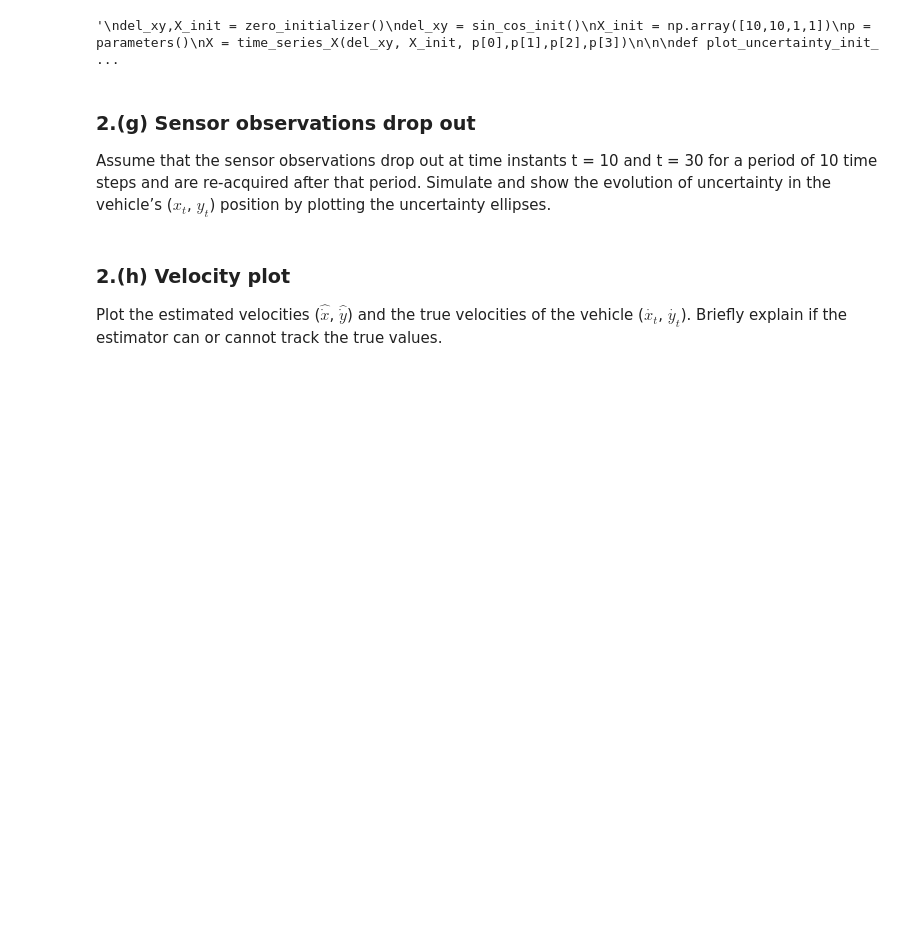
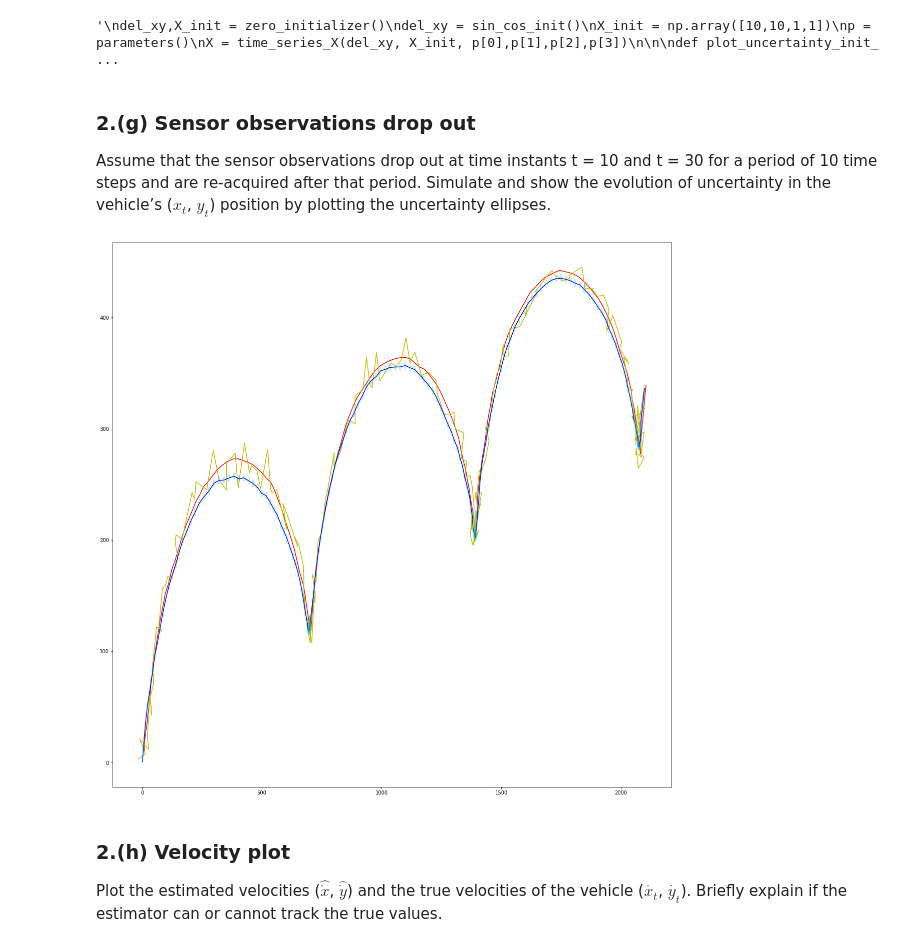
Before and after one commit to TheRealXster/COL864-Assgn1, a Jupyter notebook: A1_Q2.ipynb, the cells around one changed output. Saved outputs shown, nothing was run; the diff lists cells and outputs as text; code cells hidden in the pictures; blank space fills up the shorter version.

```diff
--- a/A1_Q2.ipynb
+++ b/A1_Q2.ipynb
@@ -333,6 +343,27 @@ for i in np.arange(-6,100,15):
 Assume that the sensor observations drop out at time instants t = 10 and t = 30 for a period of 10
 time steps and are re-acquired after that period. Simulate and show the evolution of uncertainty in
 the vehicle’s ($x_t$, $y_t$) position by plotting the uncertainty ellipses.
+# %%
+def sensor_obs_drop_out(drop_out_intervals,drop_out_duration,plot_siz=5):
+    del_xy,X_init = zero_initializer()
+    del_xy = sin_cos_init()
+    X_init = np.array([10,10,1,1])
+    params = parameters(200)
+    A,B,meu_q,cov_q,C,meu_r,cov_r,T = params
+
+    X,X_obs = time_series(del_xy,X_init,params)
+    X_pred_meu,X_pred_cov = state_estimation(del_xy , X , X_obs , params , drop_out_intervals,drop_out_duration)
+    multiplotter(X,X_obs,X_pred_meu, plot_siz)
+    uncertain_ellipse(X,X_obs,X_pred_meu,X_pred_var)
+    plt.show()
+    #plotter(X)
+
+
+doi = [10,30]
+dod = 10
+sensor_obs_drop_out(doi,dod,plot_siz=20)
+# %% [output]
+[figure, added]
 # %% [markdown]
 ### 2.(h) Velocity plot
 Plot the estimated velocities ($\hat{\dot{x}}$, $\hat{\dot{y}}$) and the true velocities of the vehicle ($\dot{x_{t}}$, $\dot{y_{t}}$). Briefly explain if the estimator can or cannot track the true values.
```
Also changed, not shown: parts of 5 cells of this notebook.
